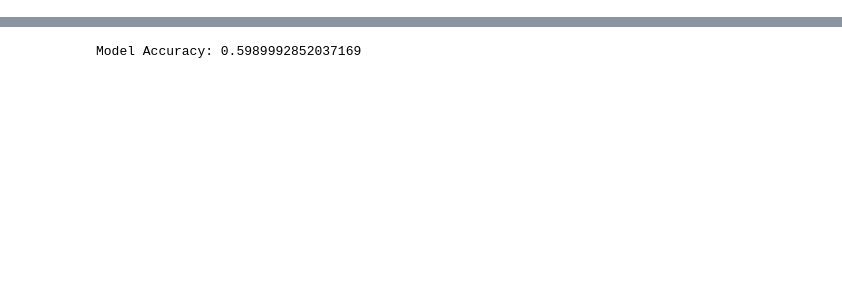
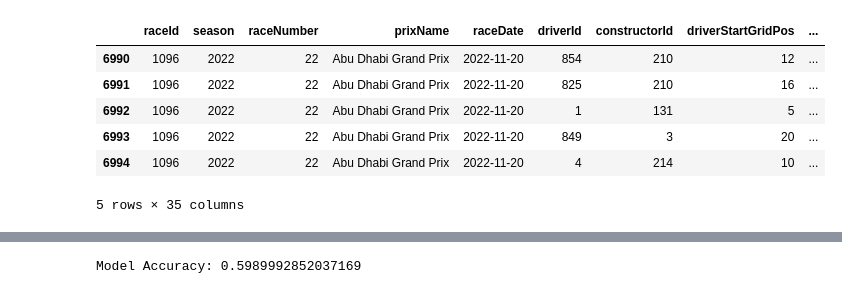
Before and after one commit to dhvani-k/F1_Race_Winner_Prediction, a Jupyter notebook: modelling/GuassianNB.ipynb, the cells around one changed output, grey strips where cells are left out. Cells and saved outputs as stored; diff of their text form; code cells hidden in the pictures; blank space fills up the shorter version.

```diff
--- a/modelling/GuassianNB.ipynb
+++ b/modelling/GuassianNB.ipynb
@@ -12 +14,12 @@ import numpy as np
 df = pd.read_csv('../data/processed/cleaned_data.csv')
+# %%
+#checking data entry upto 2022
+df.tail(5)
+# %% [output]
+|  | raceId | season | raceNumber | prixName | raceDate | driverId | constructorId | driverStartGridPos | ... |
+| 6990 | 1096 | 2022 | 22 | Abu Dhabi Grand Prix | 2022-11-20 | 854 | 210 | 12 | ... |
+| 6991 | 1096 | 2022 | 22 | Abu Dhabi Grand Prix | 2022-11-20 | 825 | 210 | 16 | ... |
+| 6992 | 1096 | 2022 | 22 | Abu Dhabi Grand Prix | 2022-11-20 | 1 | 131 | 5 | ... |
+| 6993 | 1096 | 2022 | 22 | Abu Dhabi Grand Prix | 2022-11-20 | 849 | 3 | 20 | ... |
+| 6994 | 1096 | 2022 | 22 | Abu Dhabi Grand Prix | 2022-11-20 | 4 | 214 | 10 | ... |
+5 rows × 35 columns
```
Also changed, not shown: parts of 9 cells of this notebook, 15 other files.
